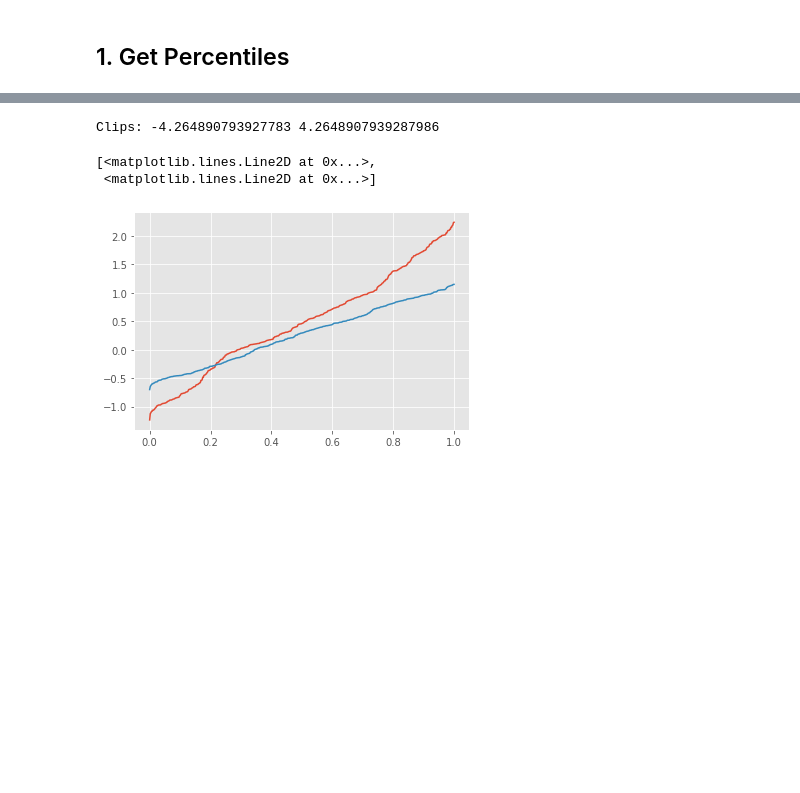
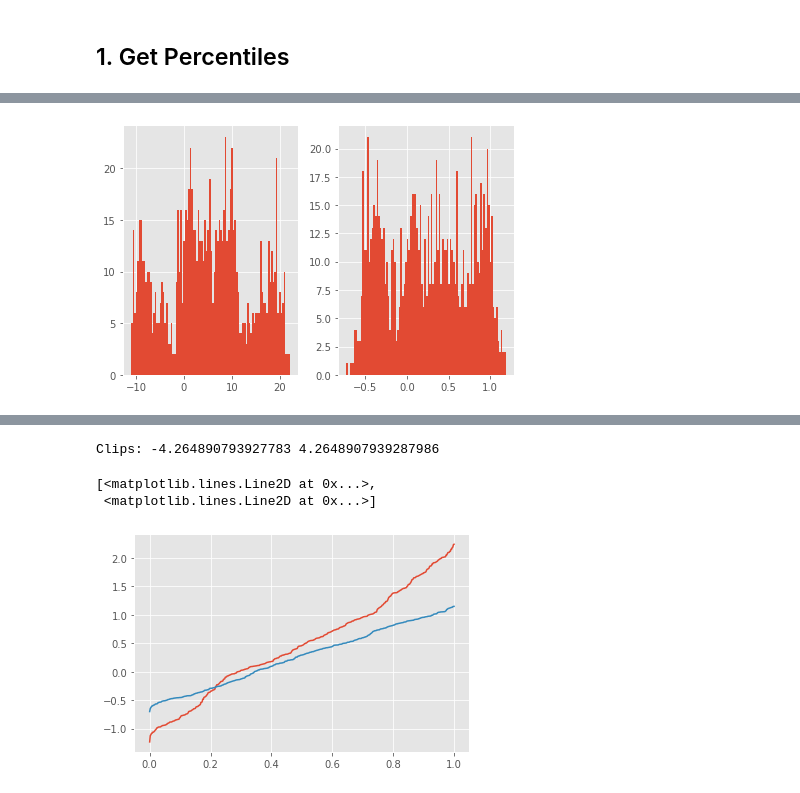
Before and after one commit to IPL-UV/rbig, a Jupyter notebook: notebooks/quantile_transform.ipynb, the cells around one changed output, grey strips where cells are left out. Cells and saved outputs as stored; diff of their text form; code cells hidden in the pictures; blank space fills up the shorter version.

```diff
--- a/notebooks/quantile_transform.ipynb
+++ b/notebooks/quantile_transform.ipynb
@@ -105,0 +130,9 @@ Clips: -5.199337582605575 5.19933758270342
+# %%
+fig, ax = plt.subplots(ncols=2)
+
+ax[0].hist(data[:, 0], bins=100)
+ax[1].hist(data[:, 1], bins=100)
+plt.tight_layout()
+plt.show()
+# %% [output]
+[figure, added]
```
Also changed, not shown: parts of 11 cells of this notebook, 1 other file.
